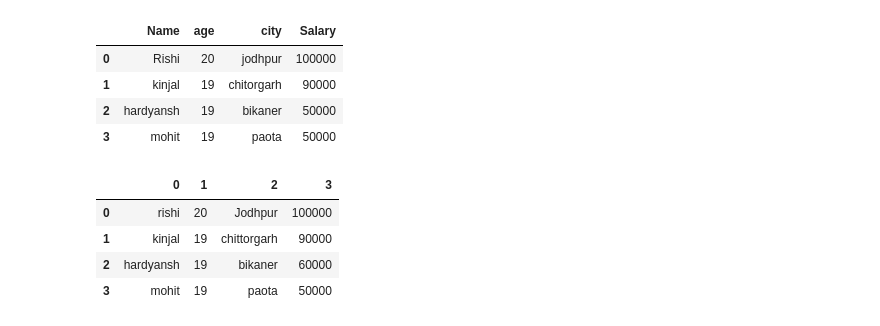
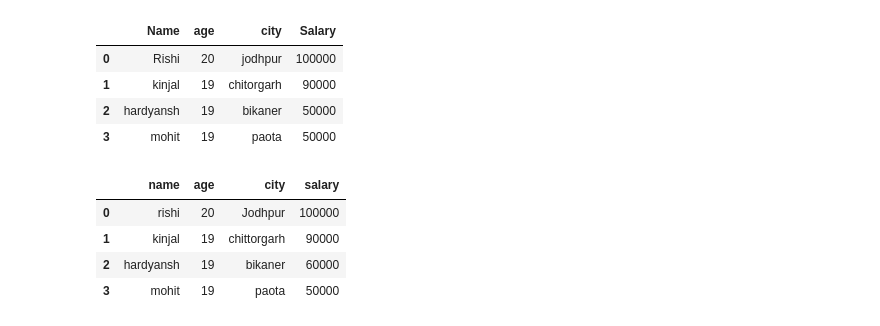
Before and after one commit to hrishimathur19/pandas, a Jupyter notebook: dataframes.ipynb, the cells around one changed output. Cells and saved outputs as stored; diff of their text form; code cells hidden in the pictures.

Commit message:
updated data

```diff
--- a/dataframes.ipynb
+++ b/dataframes.ipynb
@@ -18,16 +18,17 @@ df
 | 3 | mohit | 19 | paota | 50000 |
 # %%
 data_list = [
-
     ['rishi',20,'Jodhpur',100000],
     ['kinjal',19,'chittorgarh',90000],
     ['hardyansh',19,'bikaner',60000],
     ['mohit',19,'paota',50000]
 ]
 df2 = pd.DataFrame (data_list)
+columns = ["name","age","city","salary"]
+df2 = pd.DataFrame(data_list,columns = columns)
 df2
 # %% [output]
-|  | 0 | 1 | 2 | 3 |
+|  | name | age | city | salary |
 | 0 | rishi | 20 | Jodhpur | 100000 |
 | 1 | kinjal | 19 | chittorgarh | 90000 |
 | 2 | hardyansh | 19 | bikaner | 60000 |
```
Also changed, not shown: parts of 39 cells of this notebook, 1 other file.
